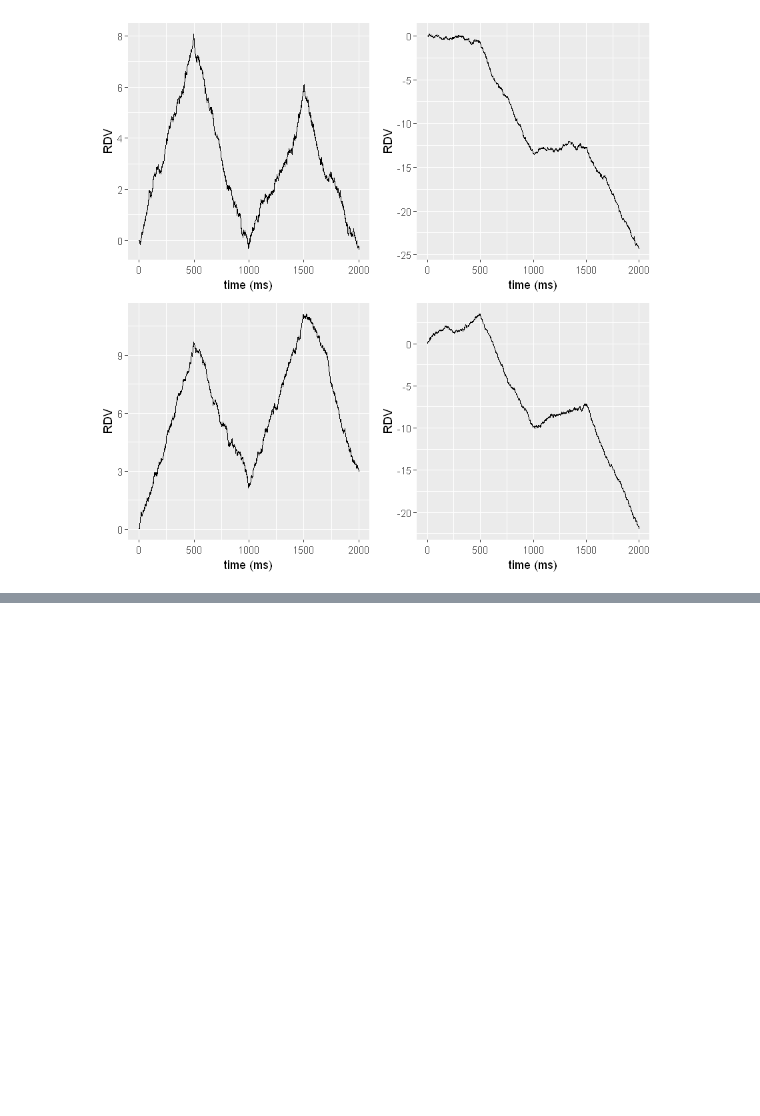
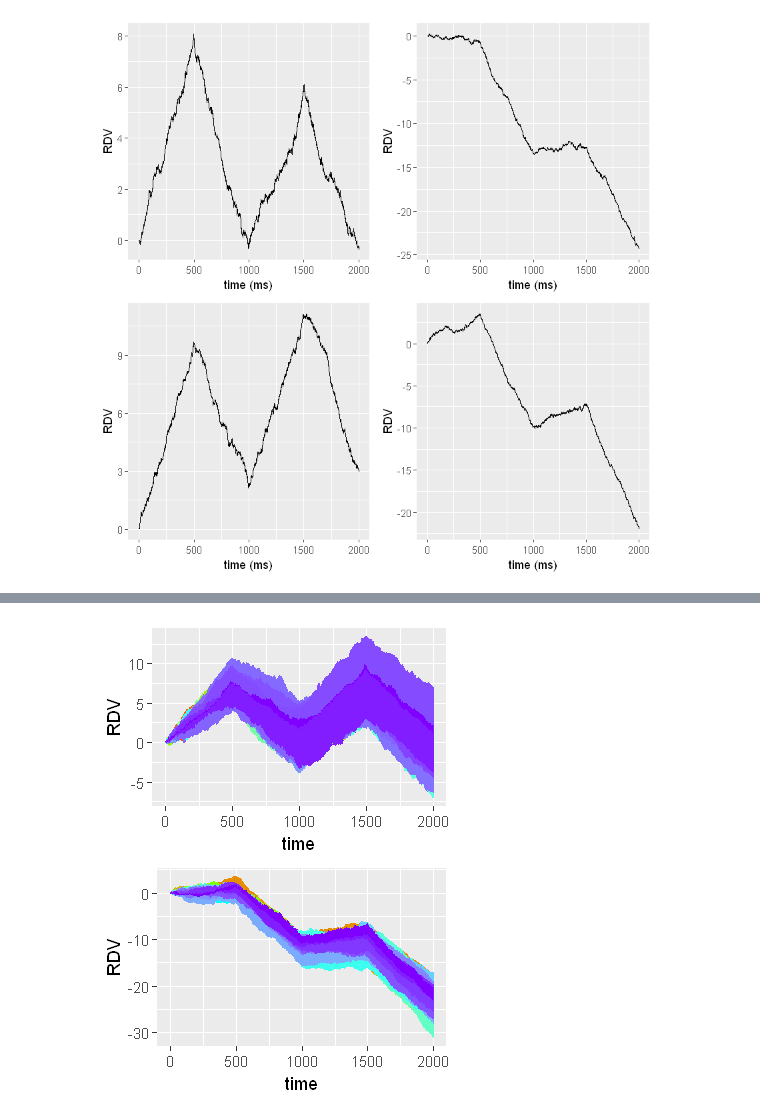
Before and after one commit to ileppane/ddm, a Jupyter notebook: addm-simulations.ipynb, the cells around one changed output, grey strips where cells are left out. Cells and saved outputs as stored; diff of their text form; code cells hidden in the pictures; blank space fills up the shorter version.

```diff
--- a/addm-simulations.ipynb
+++ b/addm-simulations.ipynb
@@ -100,0 +98,5 @@ grid.arrange(p1, p2, nrow = 1)
+# %%
+options(repr.plot.width=3, repr.plot.height=4)
+grid.arrange(p1, p2, nrow = 2)
+# %% [output]
+[figure, added]
```
Also changed, not shown: parts of 4 cells of this notebook.
